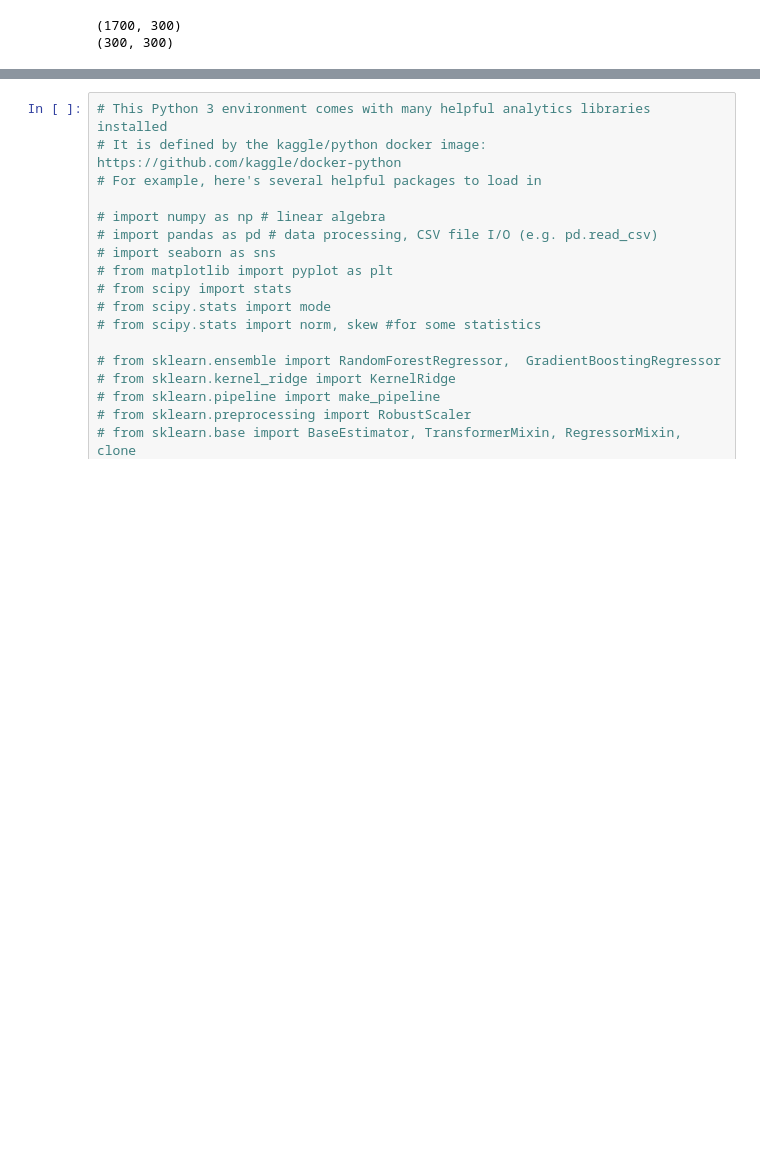
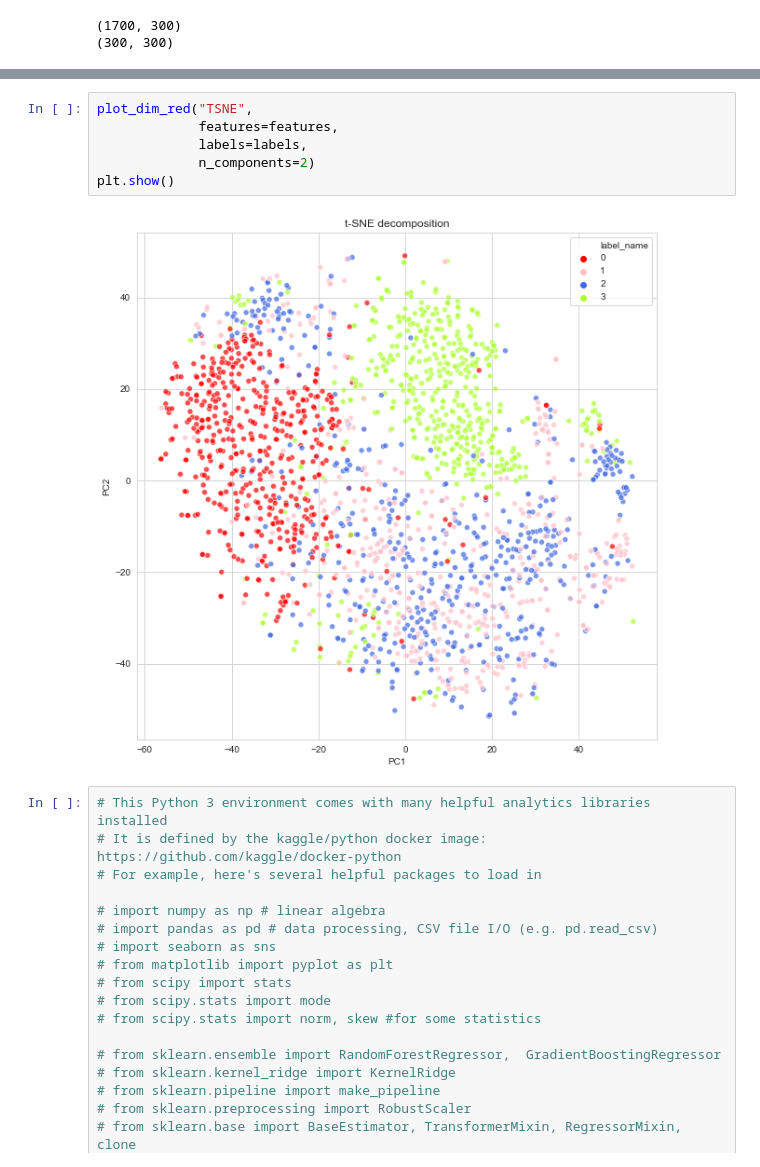
Before and after one commit to denisond/news-publication-classifier, a Jupyter notebook: main_20191121_authors.ipynb, the cells around one changed output, grey strips where cells are left out. Saved outputs shown, nothing was run; the diff lists cells and outputs as text; blank space fills up the shorter version.

```diff
--- a/main_20191121_authors.ipynb
+++ b/main_20191121_authors.ipynb
@@ -221,3 +296,11 @@ print(features_test.shape)
+# %%
+plot_dim_red("TSNE",
+             features=features,
+             labels=labels,
+             n_components=2)
+plt.show()
+# %% [output]
+[figure, added]
 # %%
 # This Python 3 environment comes with many helpful analytics libraries installed
 # It is defined by the kaggle/python docker image: https://github.com/kaggle/docker-python
```
Also changed, not shown: parts of 10 cells of this notebook.
